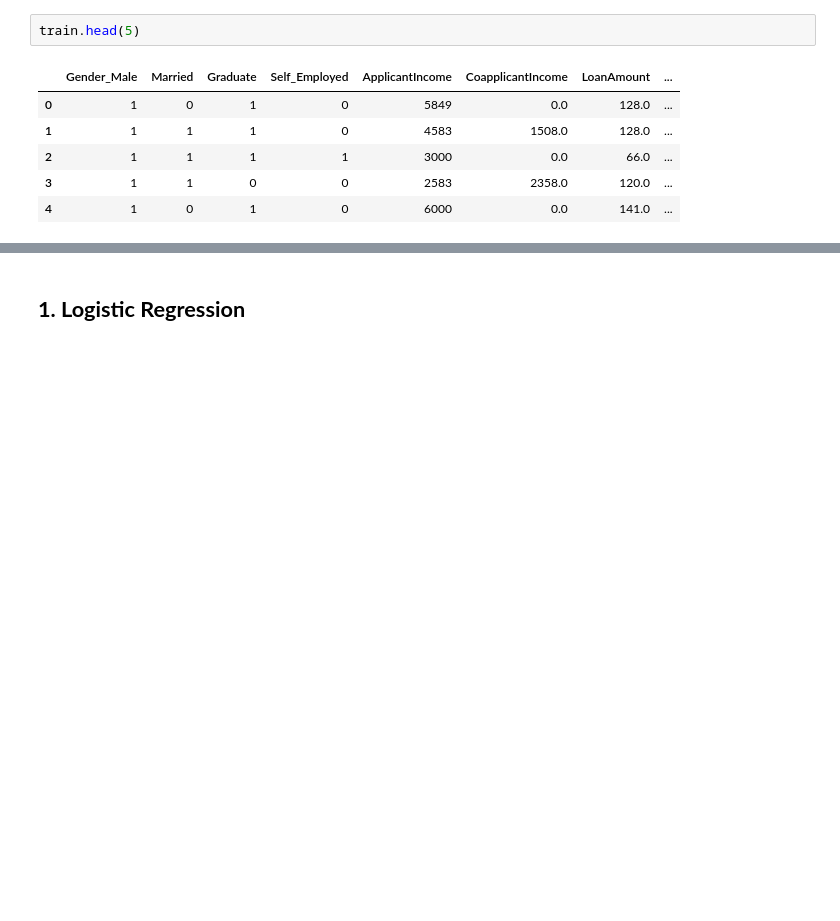
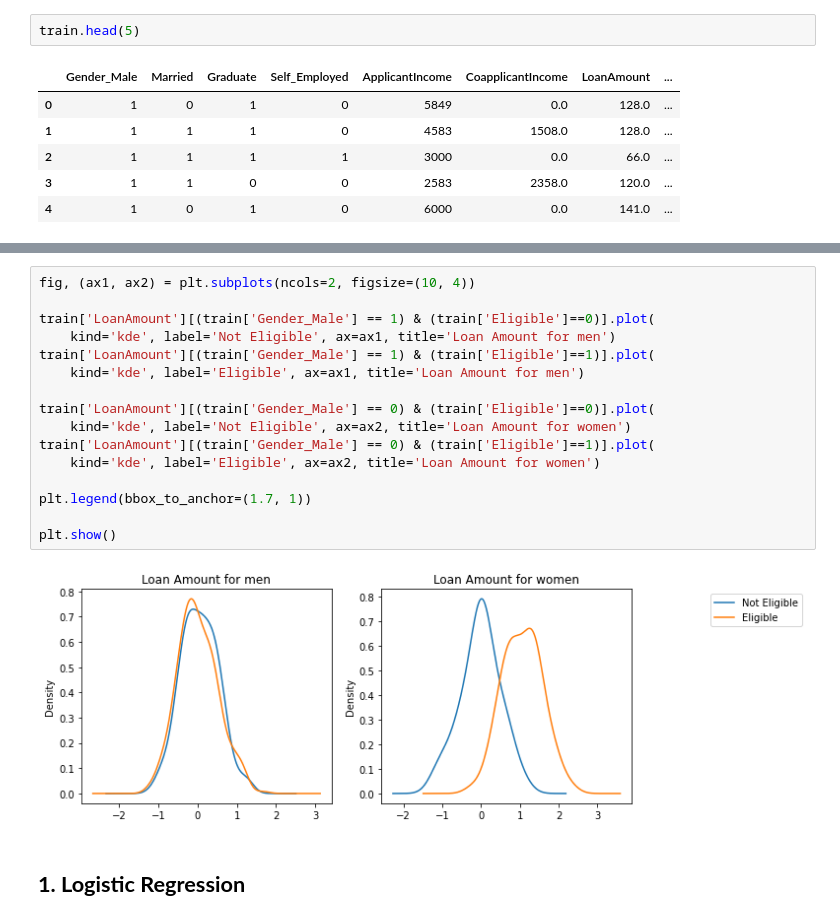
Before and after one commit to swapnilin/Fairess-in-AI, a Jupyter notebook: Fairlearn.ipynb, the cells around one changed output, grey strips where cells are left out. Drawn from its saved outputs; the diff is of its cells as text; blank space fills up the shorter version.

```diff
--- a/Fairlearn.ipynb
+++ b/Fairlearn.ipynb
@@ -194,3 +225,21 @@ train.head(5)
+# %%
+fig, (ax1, ax2) = plt.subplots(ncols=2, figsize=(10, 4))
+
+train['LoanAmount'][(train['Gender_Male'] == 1) & (train['Eligible']==0)].plot(
+    kind='kde', label='Not Eligible', ax=ax1, title='Loan Amount for men')
+train['LoanAmount'][(train['Gender_Male'] == 1) & (train['Eligible']==1)].plot(
+    kind='kde', label='Eligible', ax=ax1, title='Loan Amount for men')
+
+train['LoanAmount'][(train['Gender_Male'] == 0) & (train['Eligible']==0)].plot(
+    kind='kde', label='Not Eligible', ax=ax2, title='Loan Amount for women')
+train['LoanAmount'][(train['Gender_Male'] == 0) & (train['Eligible']==1)].plot(
+    kind='kde', label='Eligible', ax=ax2, title='Loan Amount for women')
+
+plt.legend(bbox_to_anchor=(1.7, 1))
+
+plt.show()
+# %% [output]
+[figure, added]
 # %% [markdown]
 ## **1. Logistic Regression**
 # %%
```
Also changed, not shown: parts of 5 cells of this notebook.
